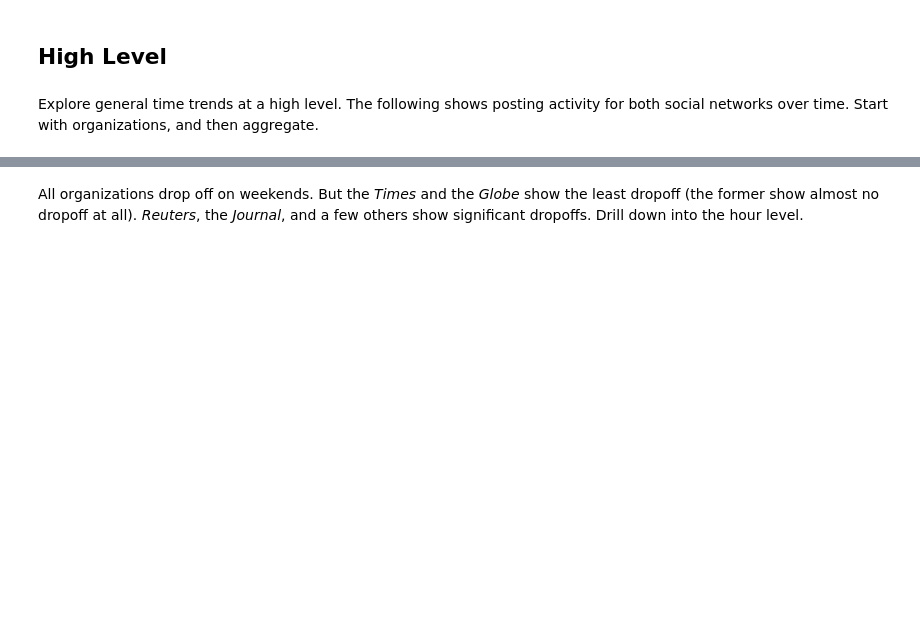
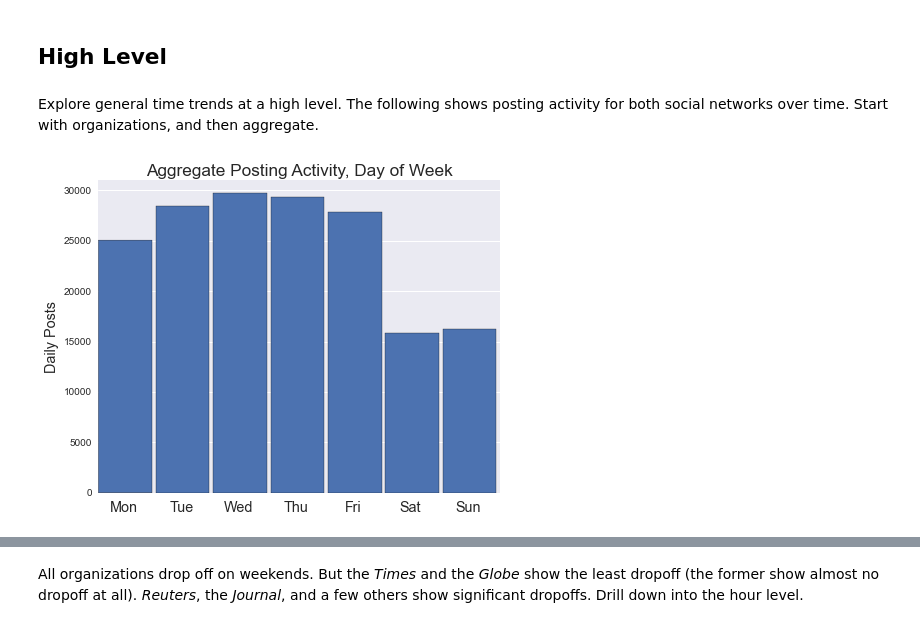
Before and after one commit to micahlanier/social-news, a Jupyter notebook: src/exploration/timeExploration.ipynb, the cells around one changed output, grey strips where cells are left out. Cells and saved outputs as stored; diff of their text form; code cells hidden in the pictures; blank space fills up the shorter version.

```diff
--- a/src/exploration/timeExploration.ipynb
+++ b/src/exploration/timeExploration.ipynb
@@ -84,3 +87,17 @@ lm_clicks_fb = pickle.load(open('../../../data/models/clicks/lm_clicks_fb.pkl'))
 ## High Level
 # %% [markdown]
 Explore general time trends at a high level. The following shows posting activity for both social networks over time. Start with organizations, and then aggregate.
+# %%
+# Store days of week for reference.
+daysOfWeek = ['Mon','Tue','Wed','Thu','Fri','Sat','Sun']
+
+# Aggregate day plot.
+twfb.hist('day_of_week_est', bins=7, figsize=(vizConf['display']['width']*0.4,vizConf['display']['height']*0.8), width=0.8)
+plt.title('Aggregate Posting Activity, Day of Week', size='xx-large')
+plt.ylabel('Daily Posts',size='x-large')
+plt.xticks(np.arange(7)*(6.0/7.0)+6.0/14.0-0.05, daysOfWeek, fontsize='x-large')
+plt.ylim((0,plt.ylim()[1]+1000))
+plt.grid(which='both',axis='x')
+plt.show()
+# %% [output]
+[figure, added]
```
Also changed, not shown: parts of 20 cells of this notebook, 1 other file.
